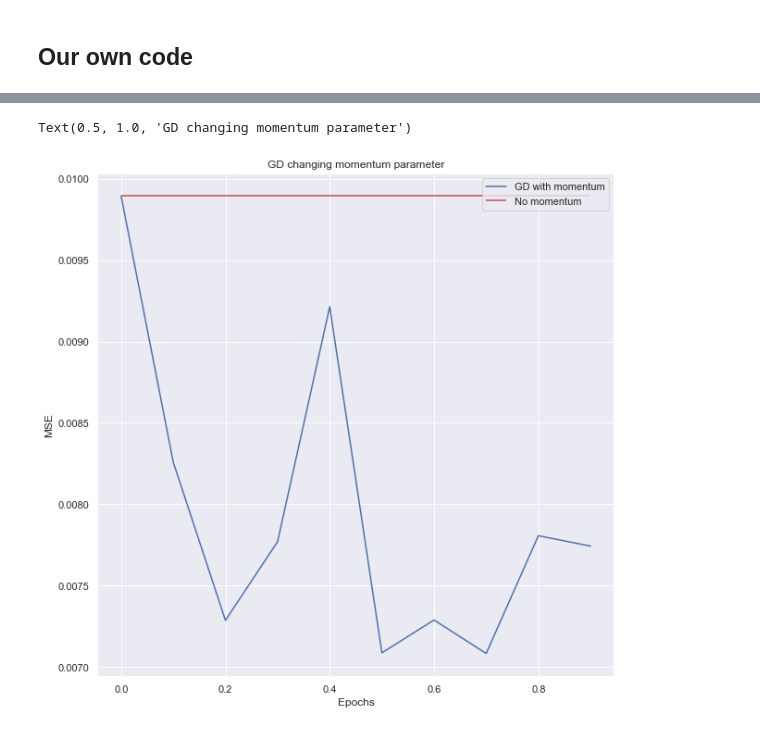
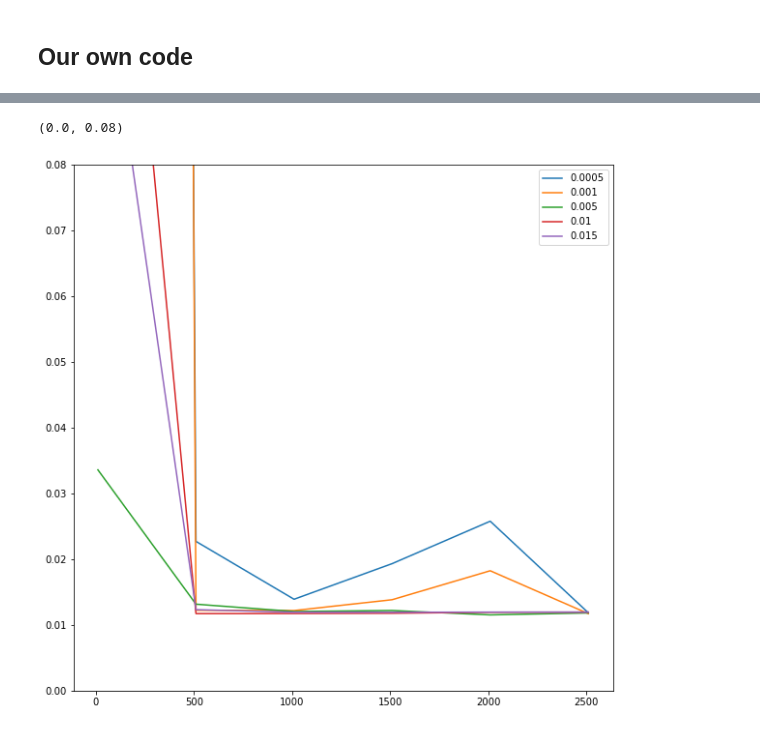
Before and after one commit to matteodales/-FYS-STK4155_Applied_Data_Analysis_and_Machine_Learning, a Jupyter notebook: project2/project2_notebook.ipynb, the cells around one changed output, grey strips where cells are left out. Cells and saved outputs as stored; diff of their text form; code cells hidden in the pictures.

```diff
--- a/project2/project2_notebook.ipynb
+++ b/project2/project2_notebook.ipynb
@@ -1056,10 +1295,22 @@ mse(test_predict,y)
 # %%
 n = 100
-random.seed(6)
-
 x = np.random.rand(n,1)
 y = 1+3*x+2*x**2+0.1*np.random.randn(n,1)
+
+x_lins = np.linspace(0,1,100)
+
 
 X = np.c_[np.ones((n,1)), x, x**2]
 
 Xtrain, Xtest, ytrain, ytest = train_test_split(X, y, test_size=0.2)
+
+n_its = 500
+eta_list = [0.0001, 0.005, 0.02]
+
+for eta in eta_list:
+    betas = gradient_descent(Xtrain, ytrain, eta, n_its)
+    ypred = Xtest @ betas
+
+    fig = plt.figure(figsize = (10,10))
+    plt.scatter(x,y)
+    plt.plot(x_lins, betas[0] + betas[1]*x_lins + betas[2]*x_lins**2, 'r')
@@ -1090,36 +1321,33 @@ Text(0.5, 1.0, 'Comparing GD with and without momentum')
 # %%
-# gd with momentum delta
-
 n = 100
-random.seed(6)
-
 x = np.random.rand(n,1)
 y = 1+3*x+2*x**2+0.1*np.random.randn(n,1)
+
+x_lins = np.linspace(0,1,100)
 
 X = np.c_[np.ones((n,1)), x, x**2]
 
 Xtrain, Xtest, ytrain, ytest = train_test_split(X, y, test_size=0.2)
 
-n_its = 200
-eta=0.015
-delta_list = np.arange(0,1,0.1)
+n_its_list = np.arange(10,3010,500)
+eta_list = [0.0005, 0.001, 0.005, 0.01, 0.015]
+MSE = np.zeros((len(n_its_list),len(eta_list)))
 
-MSE_list = {delta:0 for delta in delta_list}
+for i in range(len(n_its_list)):
+    for j in range(len(eta_list)):
 
-for delta in delta_list:
+        n_its = n_its_list[i]
+        eta = eta_list[j]
 
-    betas = gradient_descent_with_momentum(Xtrain, ytrain, eta, delta=delta, n_its=n_its)
-
-    MSE_list[delta] = mse(ytest,Xtest @ betas)
+        betas = gradient_descent(Xtrain, ytrain, eta, n_its)
+        ypred = Xtest @ betas
+        MSE[i][j] = mse(ytest,ypred)
 
 fig = plt.figure(figsize = (10,10))
-plt.plot(delta_list,MSE_list.values(),label="GD with momentum")
-plt.hlines(MSE_list[0],min(delta_list),max(delta_list),label="No momentum",color='r')
-plt.xlabel("Epochs")
-plt.ylabel("MSE")
+for j in range(len(eta_list)):
+    plt.plot(n_its_list,MSE[:,j], label = str(eta_list[j]))
 plt.legend()
-plt.title("GD changing momentum parameter")
-#plt.savefig("GD changing momentum parameter.png")
+plt.ylim((0,0.08))
 # %% [output]
-Text(0.5, 1.0, 'GD changing momentum parameter')
+(0.0, 0.08)
-[figure, old version]
+[figure, new version]
```
Also changed, not shown: parts of 42 cells of this notebook.
